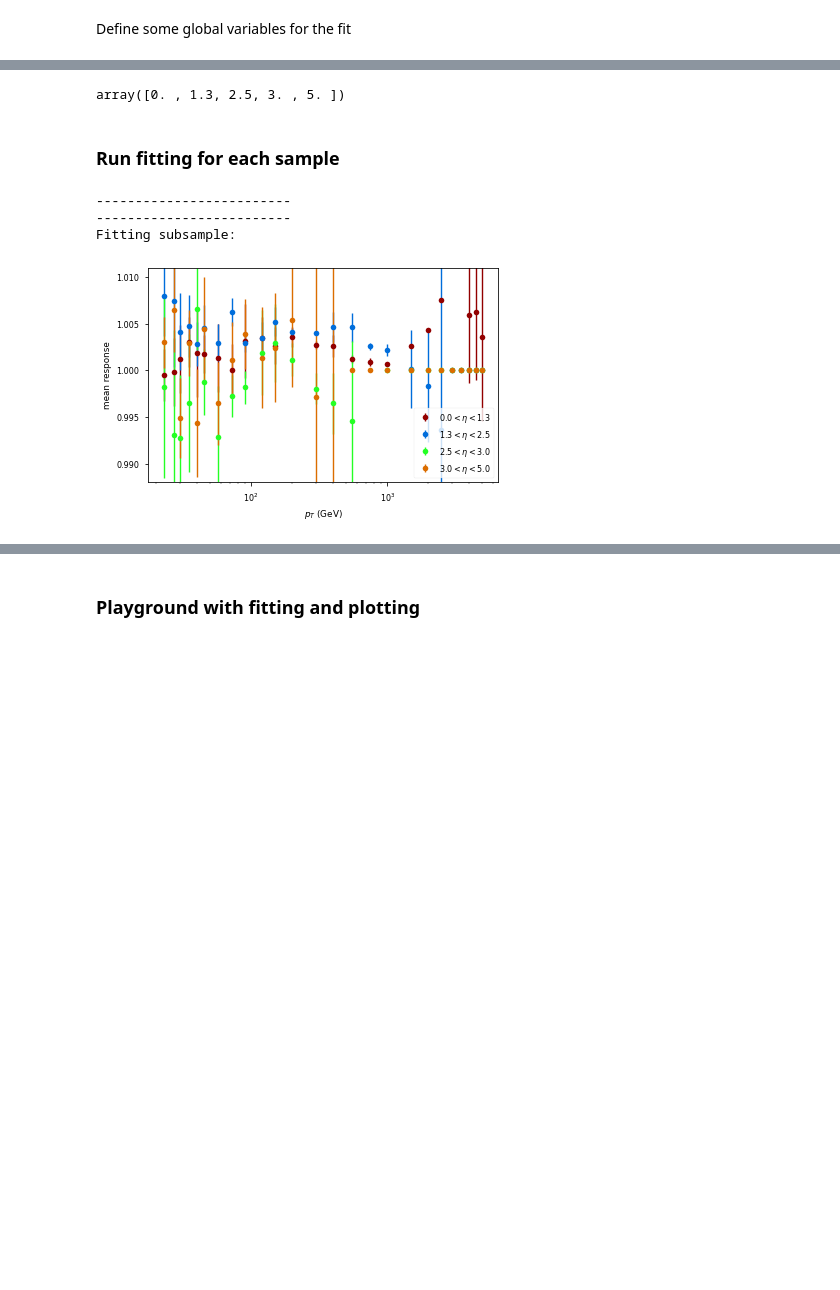
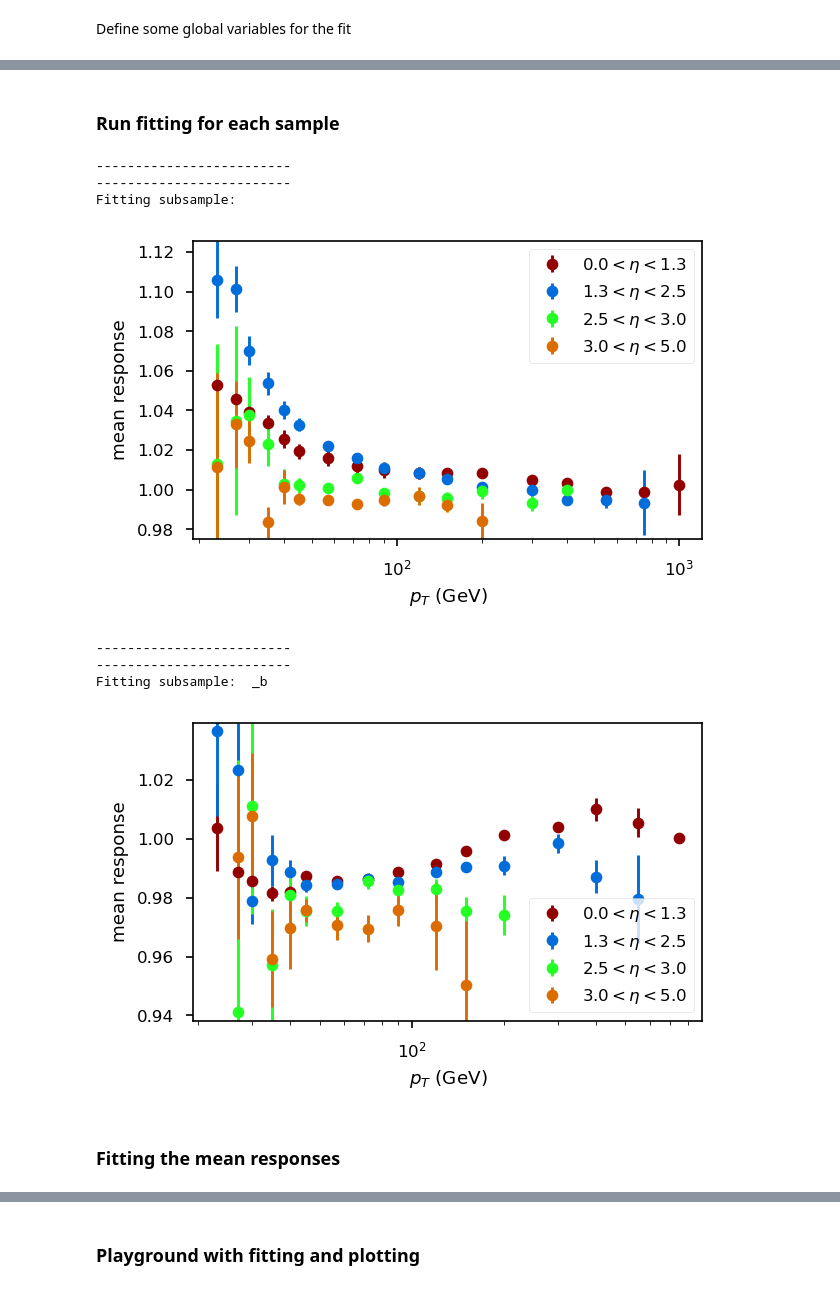
Before and after one commit to dsidirop1/JMECoffea, a Jupyter notebook: CoffeaJERC-Andris.ipynb, the cells around one changed output, grey strips where cells are left out. Saved outputs shown, nothing was run; the diff lists cells and outputs as text; code cells hidden in the pictures; blank space fills up the shorter version.

```diff
--- a/CoffeaJERC-Andris.ipynb
+++ b/CoffeaJERC-Andris.ipynb
@@ -283,7 +251,8 @@ etabins_mod = etabins[(len(etabins)-1)//2:]
 # %%
 from pltStyle import pltStyle
 pltStyle(style='paper')
-plt.rcParams['figure.subplot.left'] = 0.160
+plt.rcParams['figure.subplot.left'] = 0.162
+plt.rcParams['figure.dpi'] = 150
 # %%
 import warnings
 # warnings.filterwarnings('ignore') ### To suppress warnings with bad
@@ -435,7 +400,3 @@ array([1.        , 1.        , 1.        , 1.        , 1.        ,
-# %%
-etabins_mod
-# %% [output]
-array([0. , 1.3, 2.5, 3. , 5. ])
 # %%
 def plot_corrections(mean, samp, meanvar):
     ### To ignore the points with 0 on y axis when setting the y axis limits
@@ -489,7 +450,7 @@ def plot_corrections(mean, samp, meanvar):
     norm_pos = (yerr_norm<0.02) &  (yerr_norm != np.inf) & (y_norm>-0.1)
 #     print("(yerr_norm+y_norm)[norm_pos]) = ", (yerr_norm+y_norm)[norm_pos])
     ax.set_ylim(np.min((y_norm-yerr_norm)[norm_pos]) ,np.max((yerr_norm+y_norm)[norm_pos]))
-    ax.set_ylim(0.988 , 1.011)
+#     ax.set_ylim(0.988 , 1.011)
 
     ax.set_xlabel(r'$p_T$ (GeV)');
     ax.set_ylabel(r'mean response');
@@ -497,8 +458,8 @@ def plot_corrections(mean, samp, meanvar):
     # ax.set_ylim([0.8,1.1])
     ax.legend()
     if test_run:
-        plt.savefig('fig//corr_vs_pt'+samp+tag_full+'_test.pdf');
-        plt.savefig('fig/corr_vs_pt'+samp+tag_full+'_test.png');
+        plt.savefig('test/fig/corr_vs_pt'+samp+tag_full+'_test.pdf', dpi=plt.rcParamsDefault['figure.dpi']);
+        plt.savefig('test/fig/corr_vs_pt'+samp+tag_full+'_test.png', dpi=plt.rcParamsDefault['figure.dpi']);
     else:
         plt.savefig('fig/corr_vs_pt'+samp+tag_full+'.pdf');
         plt.savefig('fig/corr_vs_pt'+samp+tag_full+'.png');
@@ -519,7 +480,7 @@ def save_data(data, name, samp):
     if not test_run:
         df.to_csv('out_txt/EtaBinsvsPtBins'+name+samp+tag_full+'.csv')
     else:
-        df.to_csv('out_txt/EtaBinsvsPtBins'+name+tag+'_test.csv')
+        df.to_csv('test/out_txt/EtaBinsvsPtBins'+name+samp+tag_full+'_test.csv')
 #     return df
 # %%
 def read_data(name, samp):
@@ -527,7 +488,7 @@ def read_data(name, samp):
         df_csv = pd.read_csv('out_txt/EtaBinsvsPtBins'+name+samp+tag_full+'.csv').set_index('etaBins')
 #         df.to_csv('out_txt/EtaBinsvsPtBins'+name+samp+tag_full+'.csv')
     else: #before_closure/
-        df_csv = pd.read_csv('before_closure/out_txt/EtaBinsvsPtBins'+name+tag+'_test.csv').set_index('etaBins')
+        df_csv = pd.read_csv('test/out_txt/EtaBinsvsPtBins'+name+samp+tag_full+'_test.csv').set_index('etaBins')
 #         df.to_csv('out_txt/EtaBinsvsPtBins'+name+tag+'_test.csv')
 
 #     df_csv = pd.read_csv('out_txt/EtaBinsvsPtBinsMean_L5.csv').set_index('etaBins')
@@ -537,25 +498,29 @@ def read_data(name, samp):
 ### Run fitting for each sample
 # %%
 # load_fit_res=True
-# subsamples = ['', '_b', '_c', '_l', '_g']
-subsamples = ['']
+subsamples = ['', '_b', '_c', '_l', '_g']
+subsamples = ['', '_b']
 for samp in subsamples:
     print('-'*25)
     print('-'*25)
     print('Fitting subsample: ', samp)
     if load_fit_res:
         mean = read_data("Mean", samp)
         meanvar = read_data("MeanVar", samp)
 #         width = read_data("Width")
 #         median = read_data(median, "Median")
     else:
         mean, width, median, chi2s, meanvar = fit_responses(output, samp)
         for data, name in zip([mean, width, median, meanvar],["Mean", "Width", "Median", "MeanVar"]):
             save_data(data, name, samp)
 
     plot_corrections(mean, samp, meanvar)
 # %% [output]
 -------------------------
 -------------------------
 Fitting subsample:
-[figure, old version]
+[figure, new version]
+-------------------------
+-------------------------
+Fitting subsample:  _b
+[figure, added]
@@ -687,0 +527,2 @@ Fitting subsample:
+# %% [markdown]
+### Fitting the mean responses
```
Also changed, not shown: parts of 63 cells of this notebook, 5 other files.
